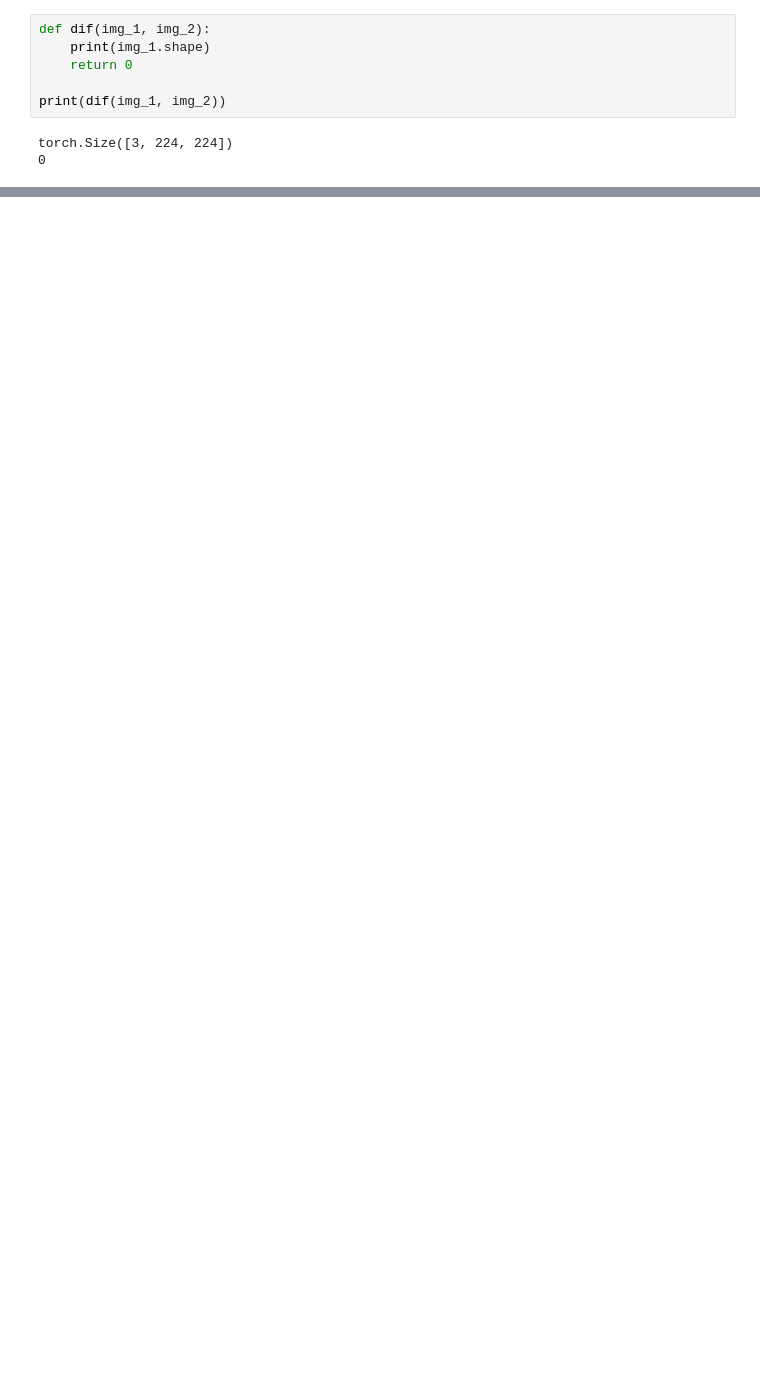
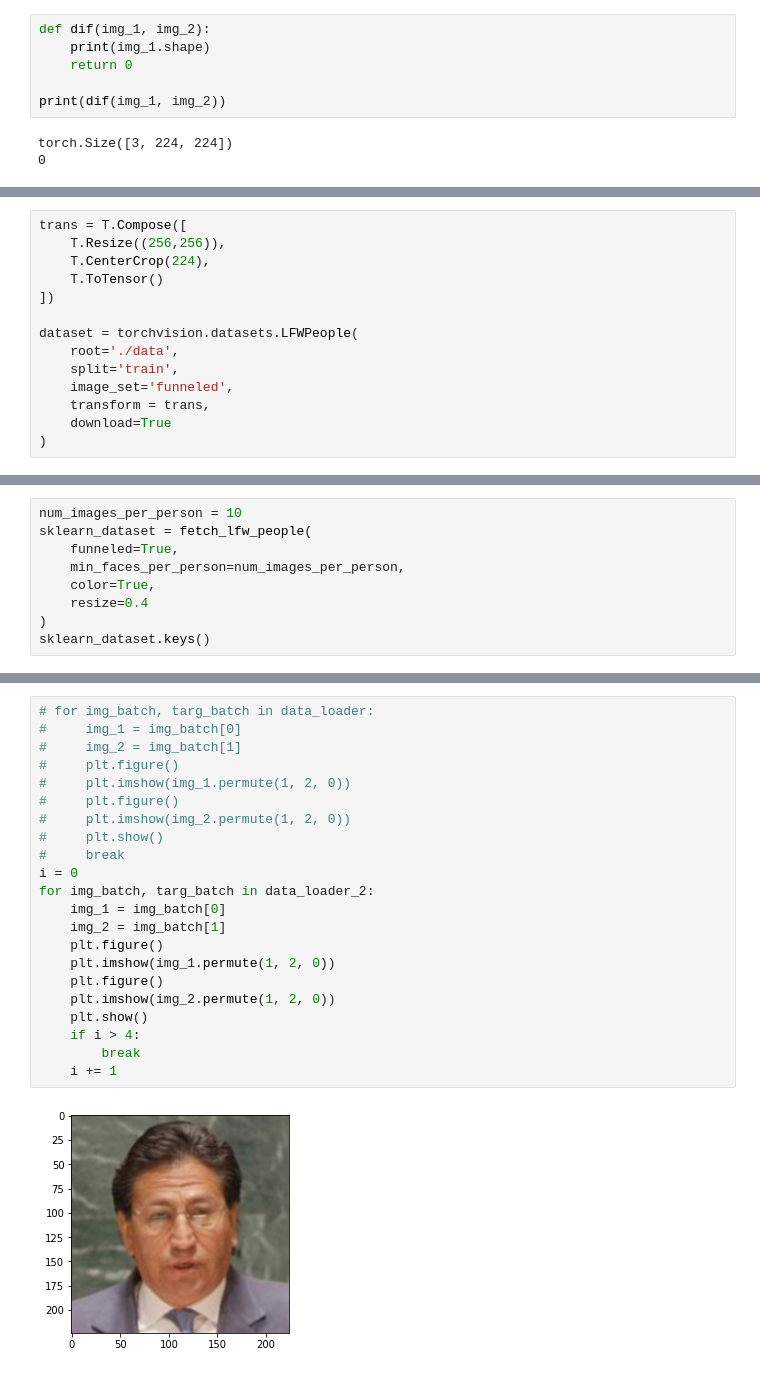
Before and after one commit to will-jac/adverse-face, a Jupyter notebook: test_data_loader.ipynb, the cells around one changed output, grey strips where cells are left out. Cells and saved outputs as stored; diff of their text form; blank space fills up the shorter version.

```diff
--- a/test_data_loader.ipynb
+++ b/test_data_loader.ipynb
@@ -34,0 +70,14 @@ data_loader.dataset.data[1]
+# %%
+trans = T.Compose([
+    T.Resize((256,256)),
+    T.CenterCrop(224),
+    T.ToTensor()
+])
+
+dataset = torchvision.datasets.LFWPeople(
+    root='./data',
+    split='train',
+    image_set='funneled',
+    transform = trans,
+    download=True
+)
@@ -34,0 +86,9 @@ data_loader.dataset.data[1]
+# %%
+num_images_per_person = 10
+sklearn_dataset = fetch_lfw_people(
+    funneled=True,
+    min_faces_per_person=num_images_per_person,
+    color=True,
+    resize=0.4
+)
+sklearn_dataset.keys()
@@ -34,0 +130,24 @@ data_loader.dataset.data[1]
+# %%
+# for img_batch, targ_batch in data_loader:
+#     img_1 = img_batch[0]
+#     img_2 = img_batch[1]
+#     plt.figure()
+#     plt.imshow(img_1.permute(1, 2, 0))
+#     plt.figure()
+#     plt.imshow(img_2.permute(1, 2, 0))
+#     plt.show()
+#     break
+i = 0
+for img_batch, targ_batch in data_loader_2:
+    img_1 = img_batch[0]
+    img_2 = img_batch[1]
+    plt.figure()
+    plt.imshow(img_1.permute(1, 2, 0))
+    plt.figure()
+    plt.imshow(img_2.permute(1, 2, 0))
+    plt.show()
+    if i > 4:
+        break
+    i += 1
+# %% [output]
+[figure, added]
```
Also changed, not shown: parts of 9 cells of this notebook, 3 other files.
